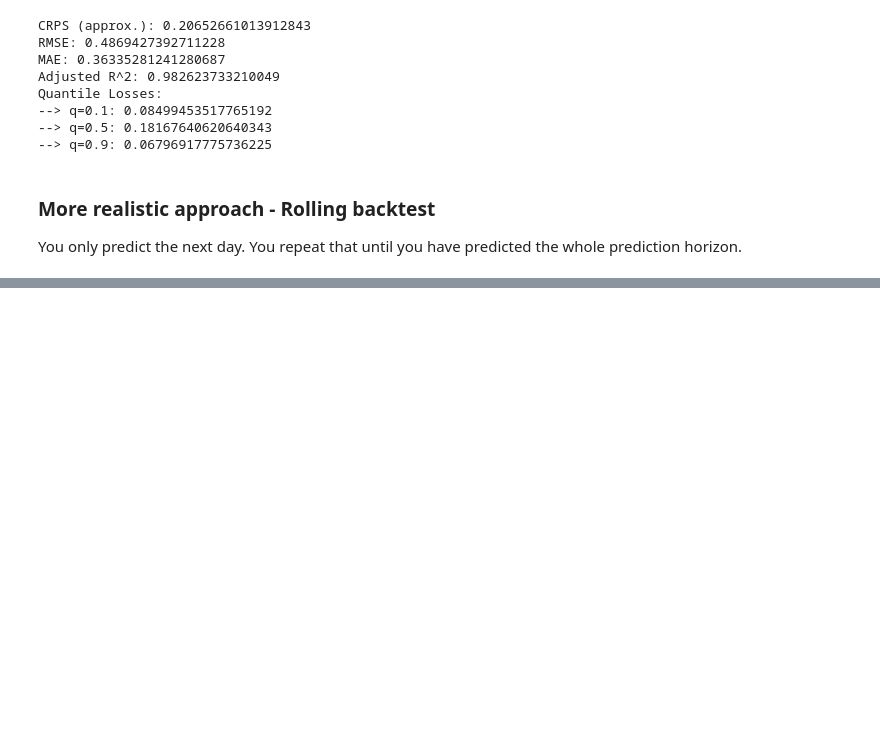
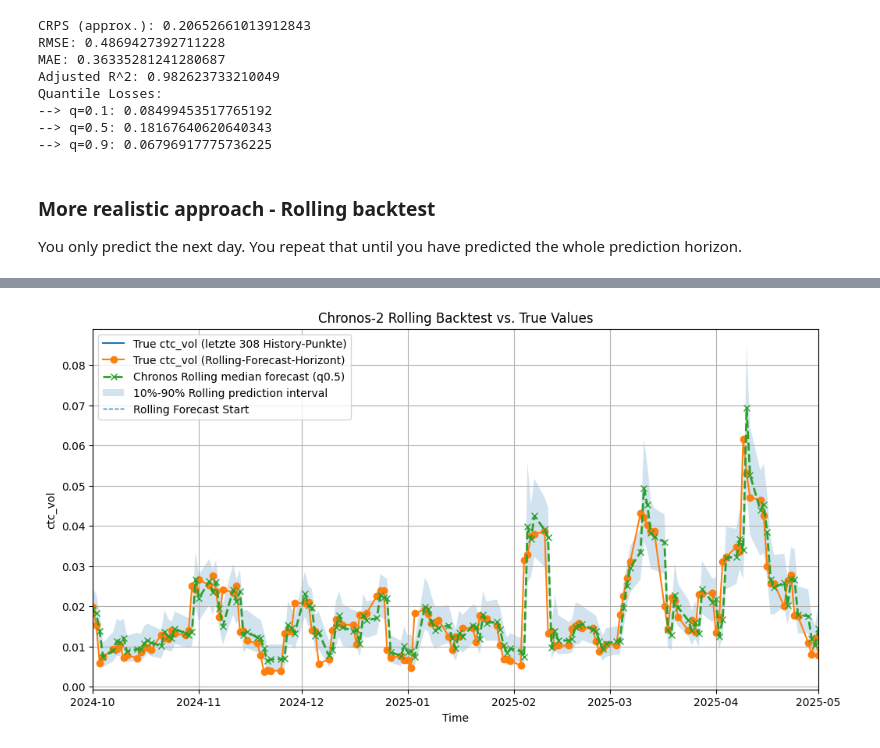
Before and after one commit to gilStettler/stonksai, a Jupyter notebook: inference_chronos2.ipynb, the cells around one changed output, grey strips where cells are left out. Cells and saved outputs as stored; diff of their text form; code cells hidden in the pictures; blank space fills up the shorter version.

Commit message:
current version with rolling backtest

```diff
--- a/inference_chronos2.ipynb
+++ b/inference_chronos2.ipynb
@@ -503,0 +501,71 @@ KeyboardInterrupt:
+# %%
+# ===========================
+# Plot: Rolling Backtest
+# ===========================
+
+# Wie viele Schritte gibt es im Rolling-Backtest?
+pred_len_roll = len(results_rolling)
+
+# Historische Daten (gleiche Länge wie Forecast-Horizont)
+hist_part_roll = context_df[[date_col, target_col]].copy()
+hist_part_roll = hist_part_roll.sort_values(date_col).tail(pred_len_roll)
+
+# True future (ganzer Forecast-Horizont)
+true_future_part_roll = future_df[[date_col, target_col]].copy()
+true_future_part_roll = true_future_part_roll.sort_values(date_col).head(pred_len_roll)
+
+# Rolling Forecast (Median + optional Intervalle)
+forecast_part_roll = results_rolling[[date_col, "0.5"]].copy().sort_values(date_col)
+
+plt.figure(figsize=(12, 6))
+
+# Plot historischer Verlauf (gleiche Länge wie Forecast)
+plt.plot(
+    hist_part_roll[date_col],
+    hist_part_roll[target_col].astype(float),
+    label=f"True {target_col} (letzte {pred_len_roll} History-Punkte)",
+    linewidth=1.5
+)
+
+# Plot true future values
+plt.plot(
+    true_future_part_roll[date_col],
+    true_future_part_roll[target_col].astype(float),
+    label=f"True {target_col} (Rolling-Forecast-Horizont)",
+    linewidth=1.5,
+    marker="o"
+)
+
+# Plot Rolling median forecast
+plt.plot(
+    forecast_part_roll[date_col],
+    forecast_part_roll["0.5"].astype(float),
+    label="Chronos Rolling median forecast (q0.5)",
+    linestyle="--",
+    linewidth=2,
+    marker="x"
+)
+
+# Optional Band, falls Quantile vorhanden
+if "0.1" in results_rolling.columns and "0.9" in results_rolling.columns:
+    plt.fill_between(
+        results_rolling[date_col],
+        results_rolling["0.1"].astype(float),
+        results_rolling["0.9"].astype(float),
+        alpha=0.2,
+        label="10%-90% Rolling prediction interval"
+    )
+
+# Vertikale Linie am Start des Forecast-Horizonts
+split_ts_roll = true_future_part_roll[date_col].min()
+plt.axvline(split_ts_roll, linestyle="--", linewidth=1, label="Rolling Forecast Start")
+
+plt.title("Chronos-2 Rolling Backtest vs. True Values")
+plt.xlabel("Time")
+plt.ylabel(target_col)
+plt.legend()
+plt.grid(True)
+plt.xlim(pd.Timestamp("2024-10-01"), pd.Timestamp("2025-05-01"))
+plt.show()
+# %% [output]
+[figure, added]
```
Also changed, not shown: parts of 10 cells of this notebook.
